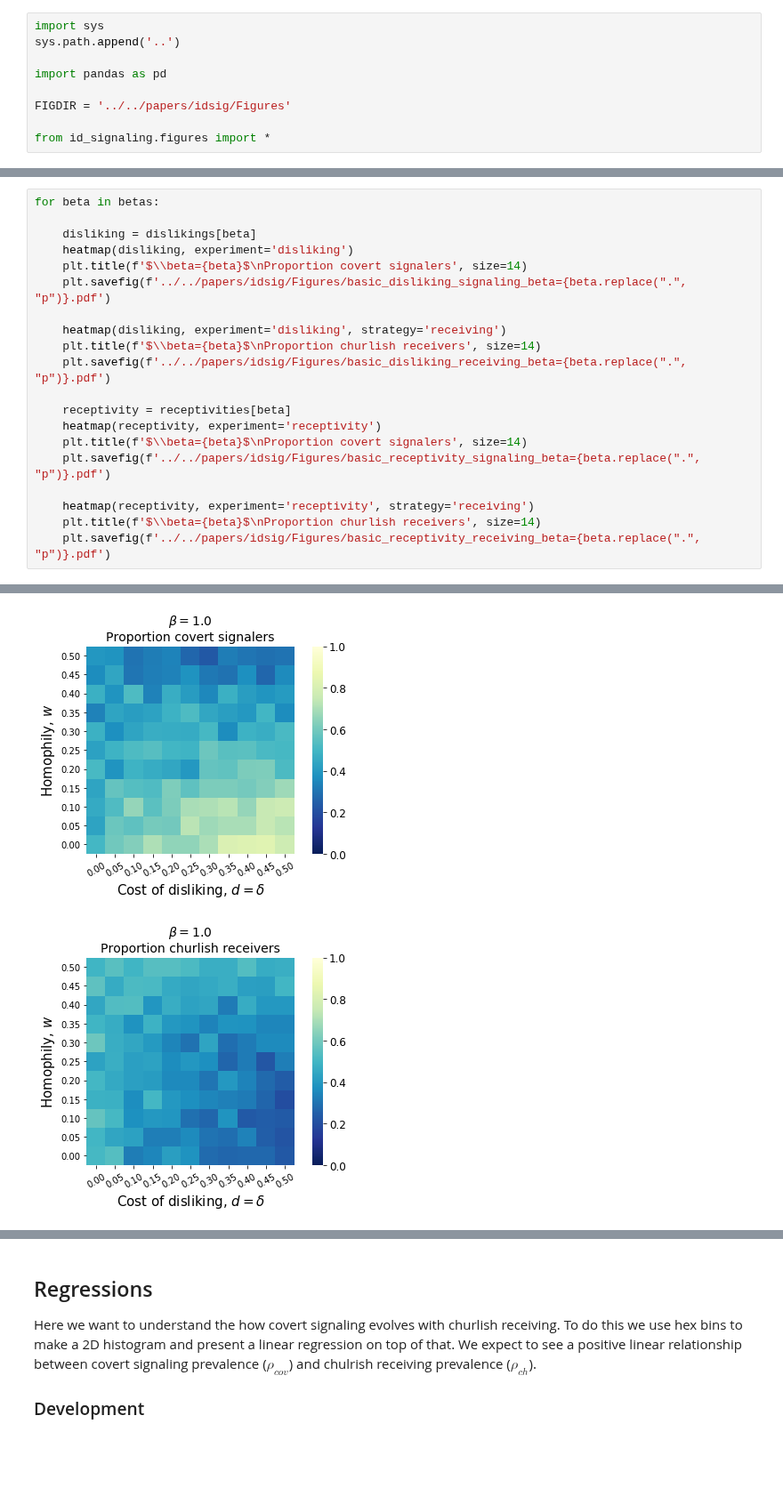
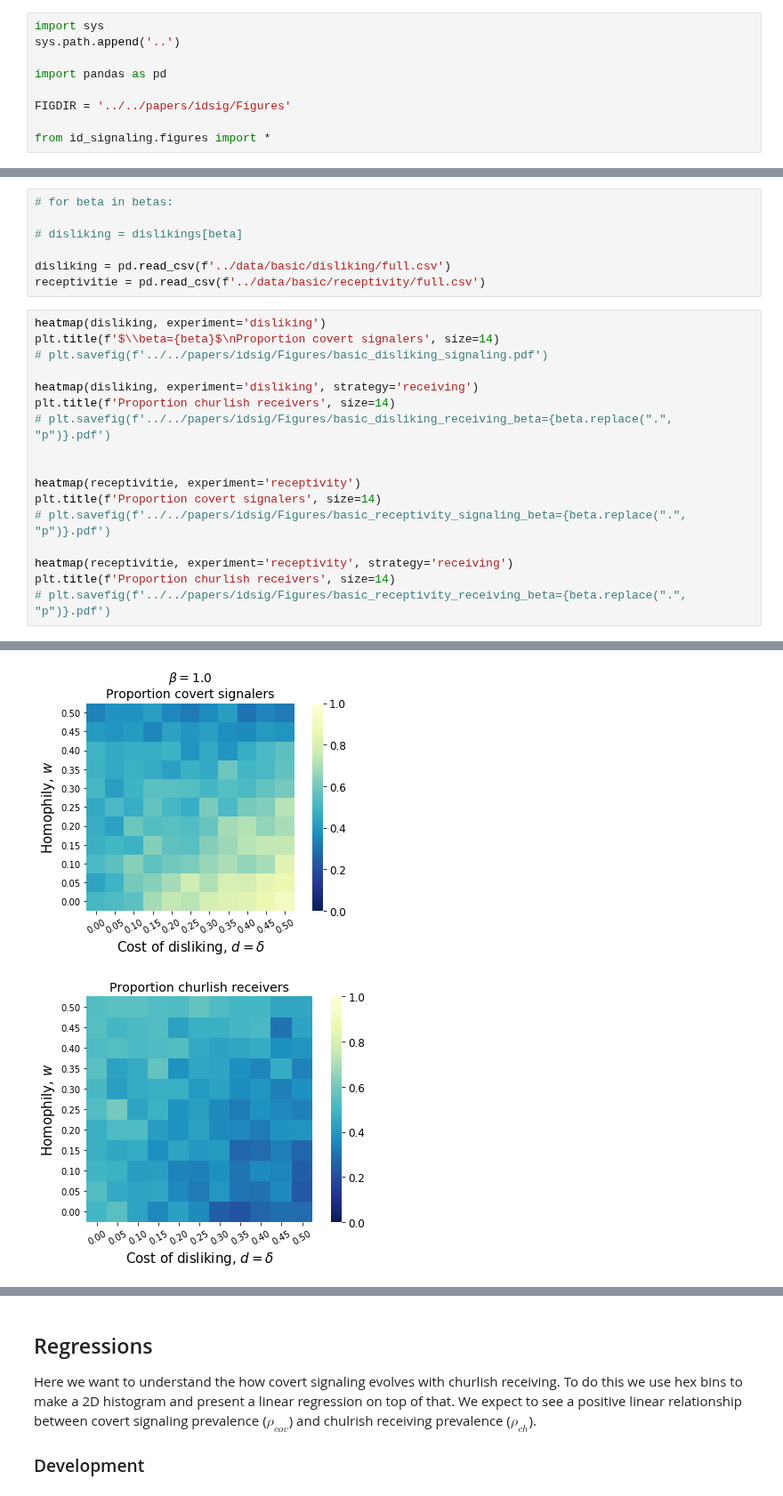
Before and after one commit to mt-digital/identity-signaling, a Jupyter notebook: notebooks/Basic.ipynb, the cells around one changed output, grey strips where cells are left out. Shown at 89% size. Drawn from its saved outputs; the diff is of its cells as text; blank space fills up the shorter version.

```diff
--- a/notebooks/Basic.ipynb
+++ b/notebooks/Basic.ipynb
@@ -54,21 +58,25 @@ for b in betas:
+# %%
+# for beta in betas:
+
+# disliking = dislikings[beta]
+
+disliking = pd.read_csv(f'../data/basic/disliking/full.csv')
+receptivitie = pd.read_csv(f'../data/basic/receptivity/full.csv')
 # %%
-for beta in betas:
+heatmap(disliking, experiment='disliking')
+plt.title(f'$\\beta={beta}$\nProportion covert signalers', size=14)
+# plt.savefig(f'../../papers/idsig/Figures/basic_disliking_signaling.pdf')
 
-    disliking = dislikings[beta]
-    heatmap(disliking, experiment='disliking')
-    plt.title(f'$\\beta={beta}$\nProportion covert signalers', size=14)
-    plt.savefig(f'../../papers/idsig/Figures/basic_disliking_signaling_beta={beta.replace(".", "p")}.pdf')
+heatmap(disliking, experiment='disliking', strategy='receiving')
+plt.title(f'Proportion churlish receivers', size=14)
+# plt.savefig(f'../../papers/idsig/Figures/basic_disliking_receiving_beta={beta.replace(".", "p")}.pdf')
 
-    heatmap(disliking, experiment='disliking', strategy='receiving')
-    plt.title(f'$\\beta={beta}$\nProportion churlish receivers', size=14)
-    plt.savefig(f'../../papers/idsig/Figures/basic_disliking_receiving_beta={beta.replace(".", "p")}.pdf')
 
-    receptivity = receptivities[beta]
-    heatmap(receptivity, experiment='receptivity')
-    plt.title(f'$\\beta={beta}$\nProportion covert signalers', size=14)
-    plt.savefig(f'../../papers/idsig/Figures/basic_receptivity_signaling_beta={beta.replace(".", "p")}.pdf')
+heatmap(receptivitie, experiment='receptivity')
+plt.title(f'Proportion covert signalers', size=14)
+# plt.savefig(f'../../papers/idsig/Figures/basic_receptivity_signaling_beta={beta.replace(".", "p")}.pdf')
 
-    heatmap(receptivity, experiment='receptivity', strategy='receiving')
-    plt.title(f'$\\beta={beta}$\nProportion churlish receivers', size=14)
-    plt.savefig(f'../../papers/idsig/Figures/basic_receptivity_receiving_beta={beta.replace(".", "p")}.pdf')
+heatmap(receptivitie, experiment='receptivity', strategy='receiving')
+plt.title(f'Proportion churlish receivers', size=14)
+# plt.savefig(f'../../papers/idsig/Figures/basic_receptivity_receiving_beta={beta.replace(".", "p")}.pdf')
 # %% [output]
@@ -75,2 +84,2 @@ for beta in betas:
-[figure, old version]
+[figure, new version]
-[figure, old version]
+[figure, new version]
```
Also changed, not shown: parts of 3 cells of this notebook, 3 other files.
